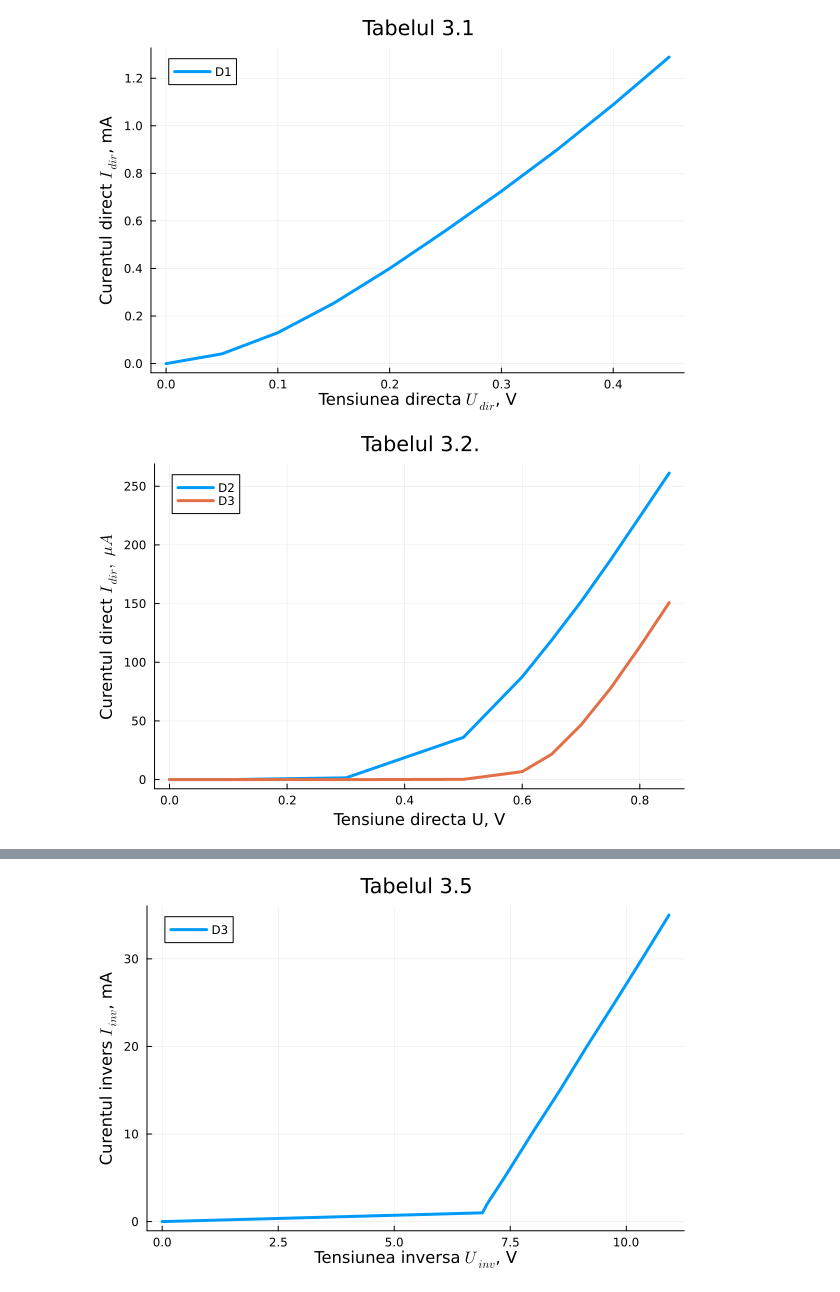
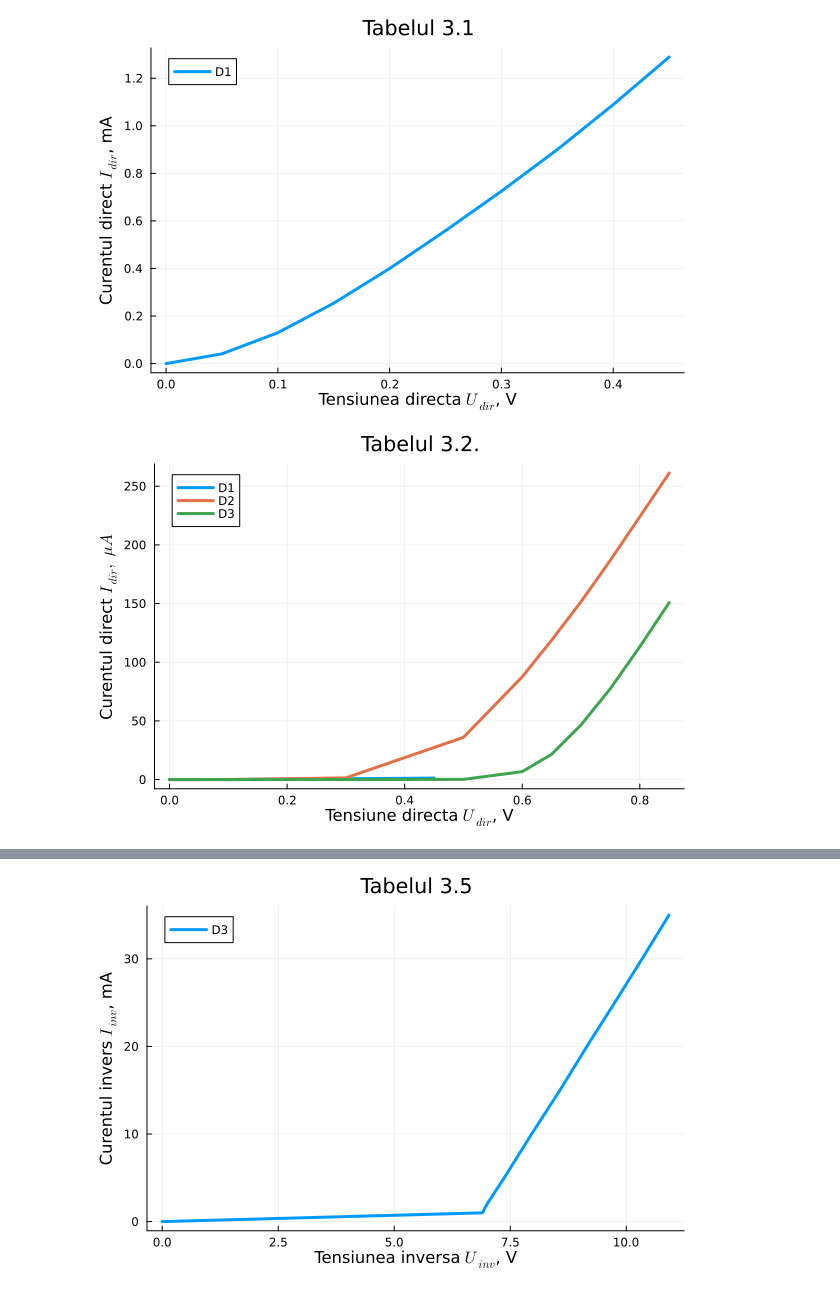
Before and after one commit to partially-unresponsive/AI252, a Jupyter notebook: CDE/lab3-notebook.ipynb, the cells around one changed output, grey strips where cells are left out. Cells and saved outputs as stored; diff of their text form; code cells hidden in the pictures.

```diff
--- a/CDE/lab3-notebook.ipynb
+++ b/CDE/lab3-notebook.ipynb
@@ -12,14 +12,14 @@ plot!(title = "Tabelul 3.1", xaxis = L"Tensiunea directa $U_{dir}$, V", yaxis =
 # %%
 tab32_x = [0, 0.1, 0.3, 0.5, 0.6, 0.65, 0.7, 0.75, 0.8, 0.85]
 tab32_y_D2 = [0, 0, 1.5, 36, 87.6, 118.8, 151.6, 187, 224, 261.2]
 tab32_y_D3 = [0, 0, 0, 0.2, 6.8, 21.6, 46.6, 77.6, 113.2, 150.8]
 
-plot(tab32_x, tab32_y_D2, linewidth=3, label="D2")
+plot!(tab32_x, tab32_y_D2, linewidth=3, label="D2")
 plot!(tab32_x, tab32_y_D3, linewidth=3, label="D3")
-plot!(title = "Tabelul 3.2.", xaxis = "Tensiune directa U, V", yaxis = L"Curentul direct $I_{dir},\ \mu A$", linewidth=3)
+plot!(title = "Tabelul 3.2.", xaxis = L"Tensiune directa $U_{dir}$, V", yaxis = L"Curentul direct $I_{dir},\ \mu A$", linewidth=3)
 # savefig("tabel32.png")
 # %% [output]
-[figure, old version]
+[figure, new version]
 # %%
 tab33_x = [0, 0.5, 1, 1.1, 1.2, 1.3, 1.4, 1.5, 1.6, 1.7, 1.8, 1.9, 2]
 tab33_y = [0, 0, 0, 0, 0, 0, 0, 1.1, 7.3, 32, 81.8, 148.1, 221.7]
```
Also changed, not shown: parts of 5 cells of this notebook, 11 other files.
